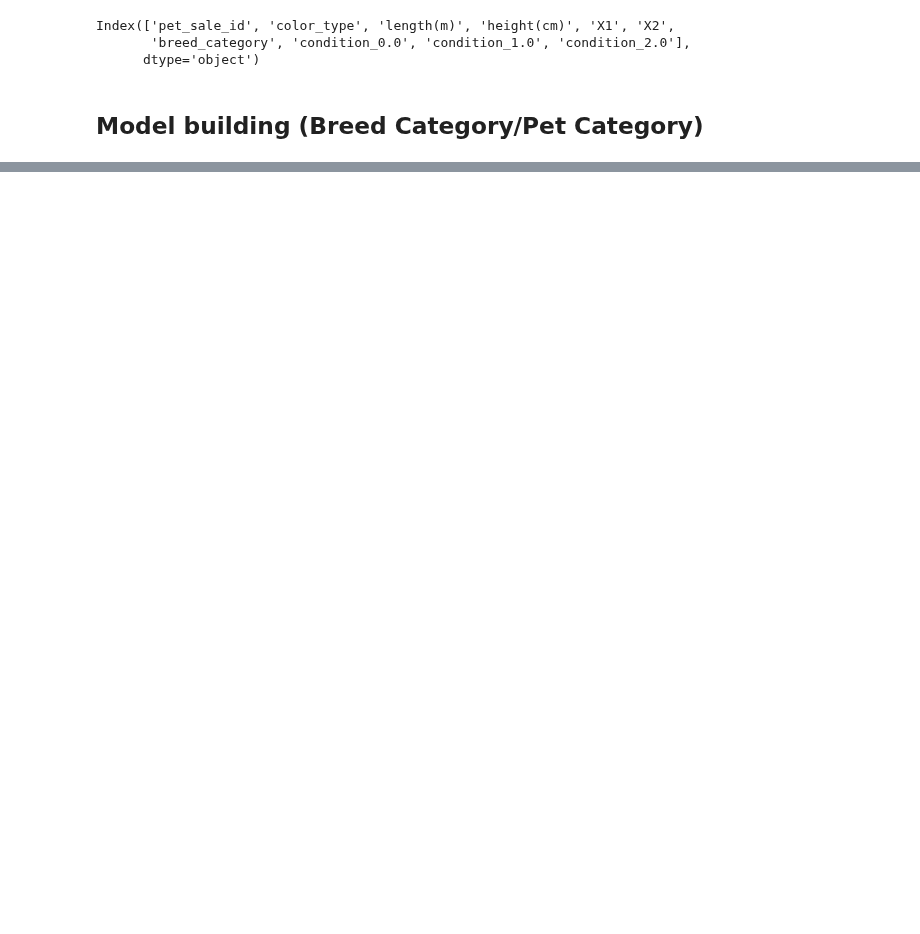
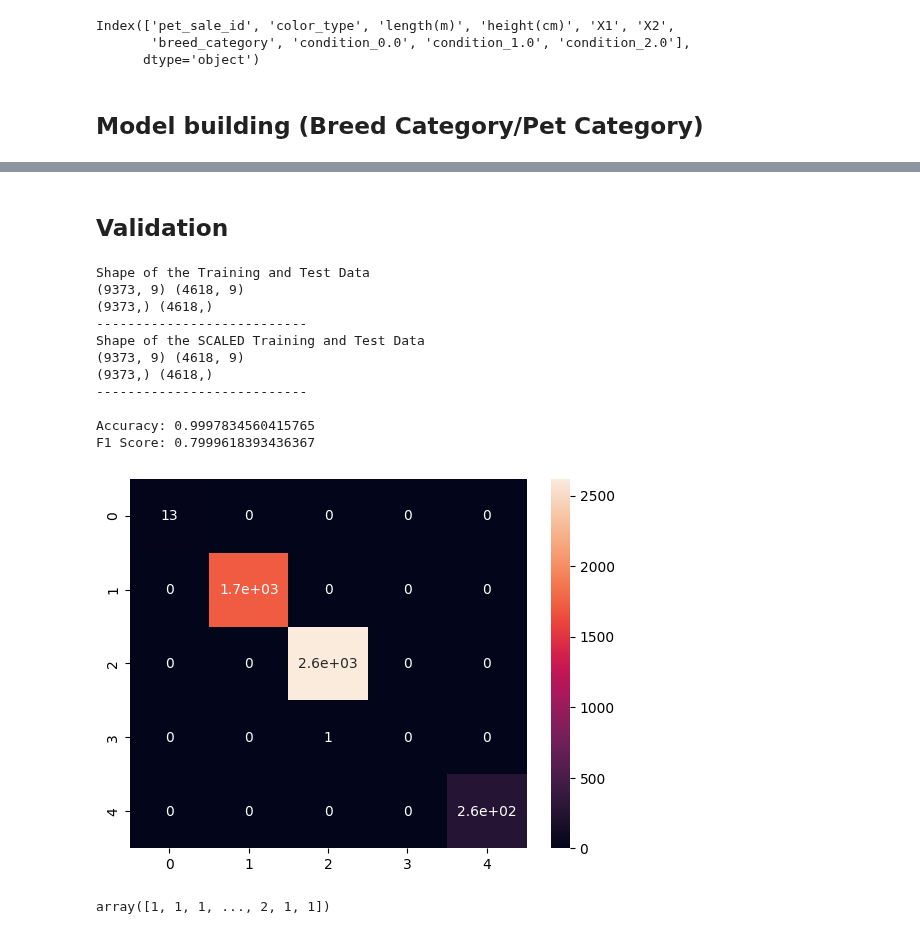
Before and after one commit to anidec25/Linear-Regression, a Jupyter notebook: Business Case Study/Classification_DBS.ipynb, the cells around one changed output, grey strips where cells are left out. Saved outputs shown, nothing was run; the diff lists cells and outputs as text; code cells hidden in the pictures; blank space fills up the shorter version.

Commit message:
Updates. Still model improvement is required

```diff
--- a/Business Case Study/Classification_DBS.ipynb
+++ b/Business Case Study/Classification_DBS.ipynb
@@ -455,0 +489,70 @@ weighted avg       1.00      1.00      1.00      4618
+# %% [markdown]
+## Validation
+# %%
+X_pet = train_pet[['pet_sale_id', 'color_type', 'length(m)', 'height(cm)', 'X1', 'X2','condition_0.0', 'condition_1.0', 'condition_2.0']]
+y_pet = train_pet['pet_category']
+
+
+X_train, X_test, y_train, y_test = train_test_split(X_pet, y_pet, test_size=0.33, random_state=42)
+
+
+print('Shape of the Training and Test Data')
+print(X_train.shape, X_test.shape)
+print(y_train.shape,y_test.shape)
+print("---------------------------")
+
+
+scaler = StandardScaler()
+
+scaler.fit(X_train)
+X_train_scaled = scaler.transform(X_train)
+X_test_scaled = scaler.transform(X_test)
+
+
+print('Shape of the SCALED Training and Test Data')
+print(X_train_scaled.shape, X_test_scaled.shape)
+print(y_train.shape,y_test.shape)
+print("---------------------------\n")
+
+
+# Model
+# Initialize and train the Random Forest classifier
+model_pet = RandomForestClassifier(n_estimators=100, random_state=42)
+model_pet.fit(X_train_scaled, y_train)
+
+# Make predictions on the test data
+y_pred = model_pet.predict(X_test_scaled)
+
+# Calculate accuracy
+accuracy = accuracy_score(y_test, y_pred)
+print("Accuracy:", accuracy)
+
+# Calculate f1_score
+f1 = f1_score(y_test,y_pred, average='macro')
+print(f'F1 Score: {f1}')
+
+# Print classification report
+report = confusion_matrix(y_test, y_pred,)
+sns.heatmap(report,annot=True)
+plt.show()
+
+print('\n')
+# %% [output]
+Shape of the Training and Test Data
+(9373, 9) (4618, 9)
+(9373,) (4618,)
+---------------------------
+Shape of the SCALED Training and Test Data
+(9373, 9) (4618, 9)
+(9373,) (4618,)
+---------------------------
+
+Accuracy: 0.9997834560415765
+F1 Score: 0.7999618393436367
+[figure, added]
+# %%
+input = [X_train_scaled[5191]]
+
+model_pet.predict(X_train_scaled)
+# %% [output]
+array([1, 1, 1, ..., 2, 1, 1])
```
Also changed, not shown: parts of 29 cells of this notebook.
